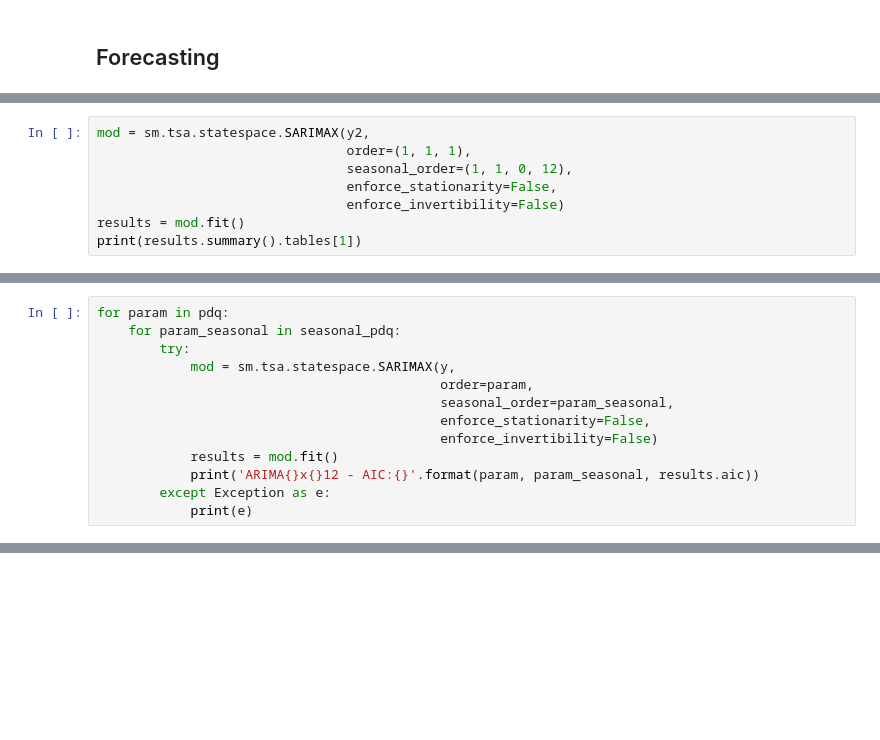
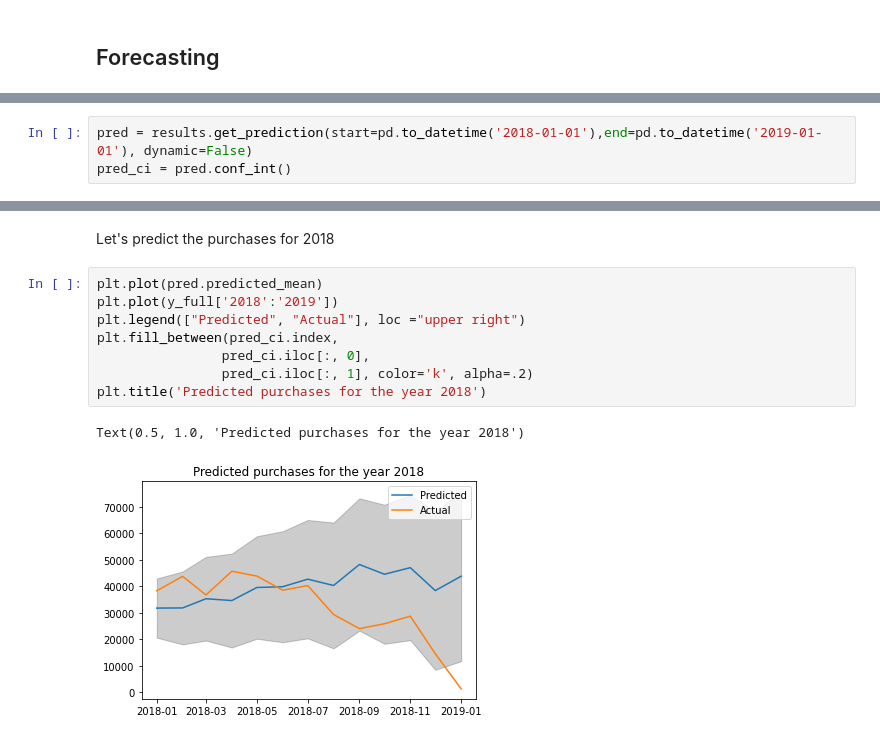
Before and after one commit to julioportellah/task2-financial-data, a Jupyter notebook: purchase_analysis.ipynb, the cells around one changed output, grey strips where cells are left out. Cells and saved outputs as stored; diff of their text form; blank space fills up the shorter version.

```diff
--- a/purchase_analysis.ipynb
+++ b/purchase_analysis.ipynb
@@ -560,8 +395,0 @@ ARIMA(1, 1, 1)x(1, 1, 1, 12)12 - AIC:84.7346611125127
-# %%
-mod = sm.tsa.statespace.SARIMAX(y2,
-                                order=(1, 1, 1),
-                                seasonal_order=(1, 1, 0, 12),
-                                enforce_stationarity=False,
-                                enforce_invertibility=False)
-results = mod.fit()
-print(results.summary().tables[1])
@@ -712,13 +395,0 @@ plt.show()
-# %%
-for param in pdq:
-    for param_seasonal in seasonal_pdq:
-        try:
-            mod = sm.tsa.statespace.SARIMAX(y,
-                                            order=param,
-                                            seasonal_order=param_seasonal,
-                                            enforce_stationarity=False,
-                                            enforce_invertibility=False)
-            results = mod.fit()
-            print('ARIMA{}x{}12 - AIC:{}'.format(param, param_seasonal, results.aic))
-        except Exception as e:
-            print(e)
@@ -924,0 +398,3 @@ for i in range(2015,2019):
+# %%
+pred = results.get_prediction(start=pd.to_datetime('2018-01-01'),end=pd.to_datetime('2019-01-01'), dynamic=False)
+pred_ci = pred.conf_int()
@@ -924,0 +409,13 @@ for i in range(2015,2019):
+# %% [markdown]
+Let's predict the purchases for 2018
+# %%
+plt.plot(pred.predicted_mean)
+plt.plot(y_full['2018':'2019'])
+plt.legend(["Predicted", "Actual"], loc ="upper right")
+plt.fill_between(pred_ci.index,
+                pred_ci.iloc[:, 0],
+                pred_ci.iloc[:, 1], color='k', alpha=.2)
+plt.title('Predicted purchases for the year 2018')
+# %% [output]
+Text(0.5, 1.0, 'Predicted purchases for the year 2018')
+[figure, added]
```
Also changed, not shown: parts of 105 cells of this notebook, 7 other files.
